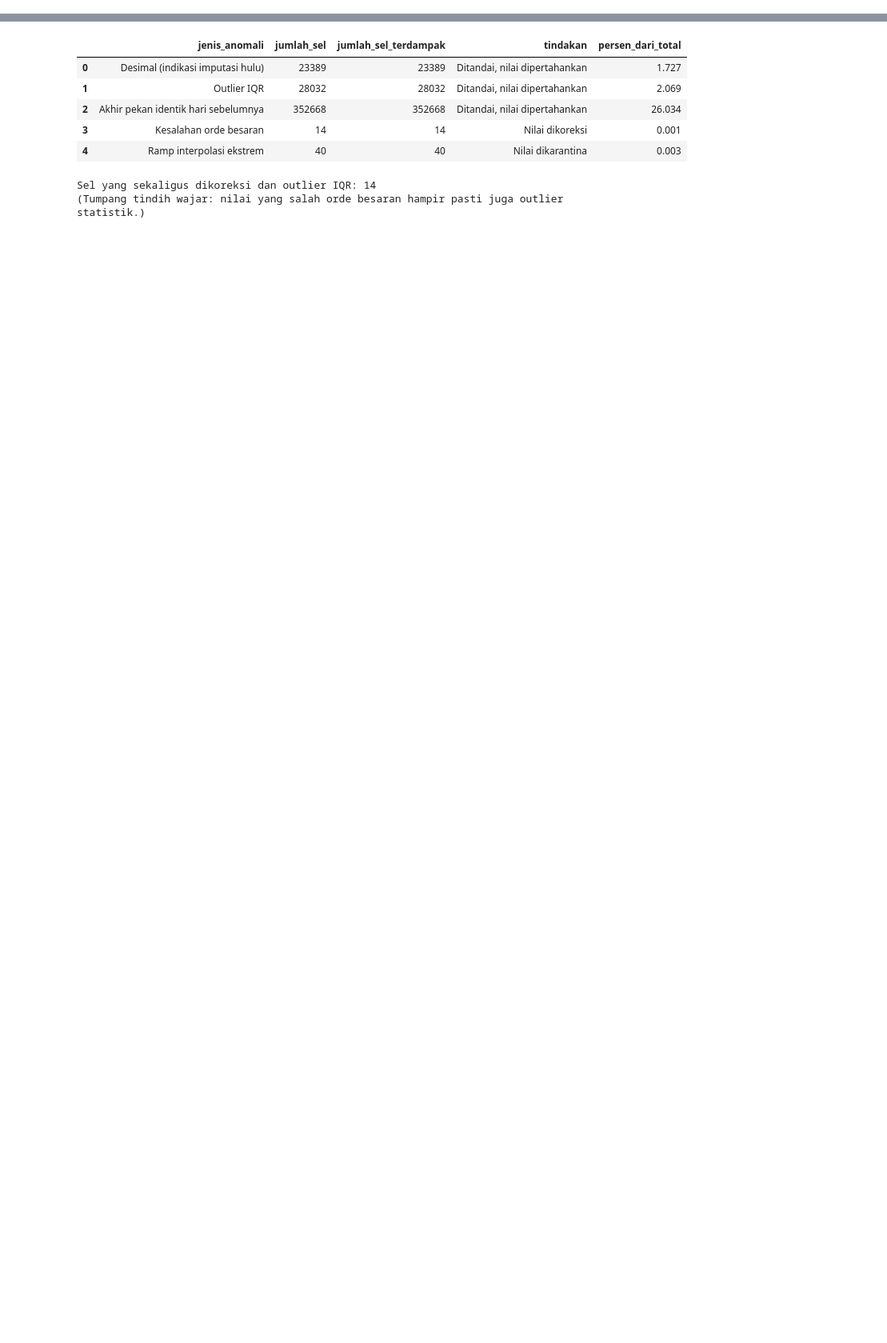
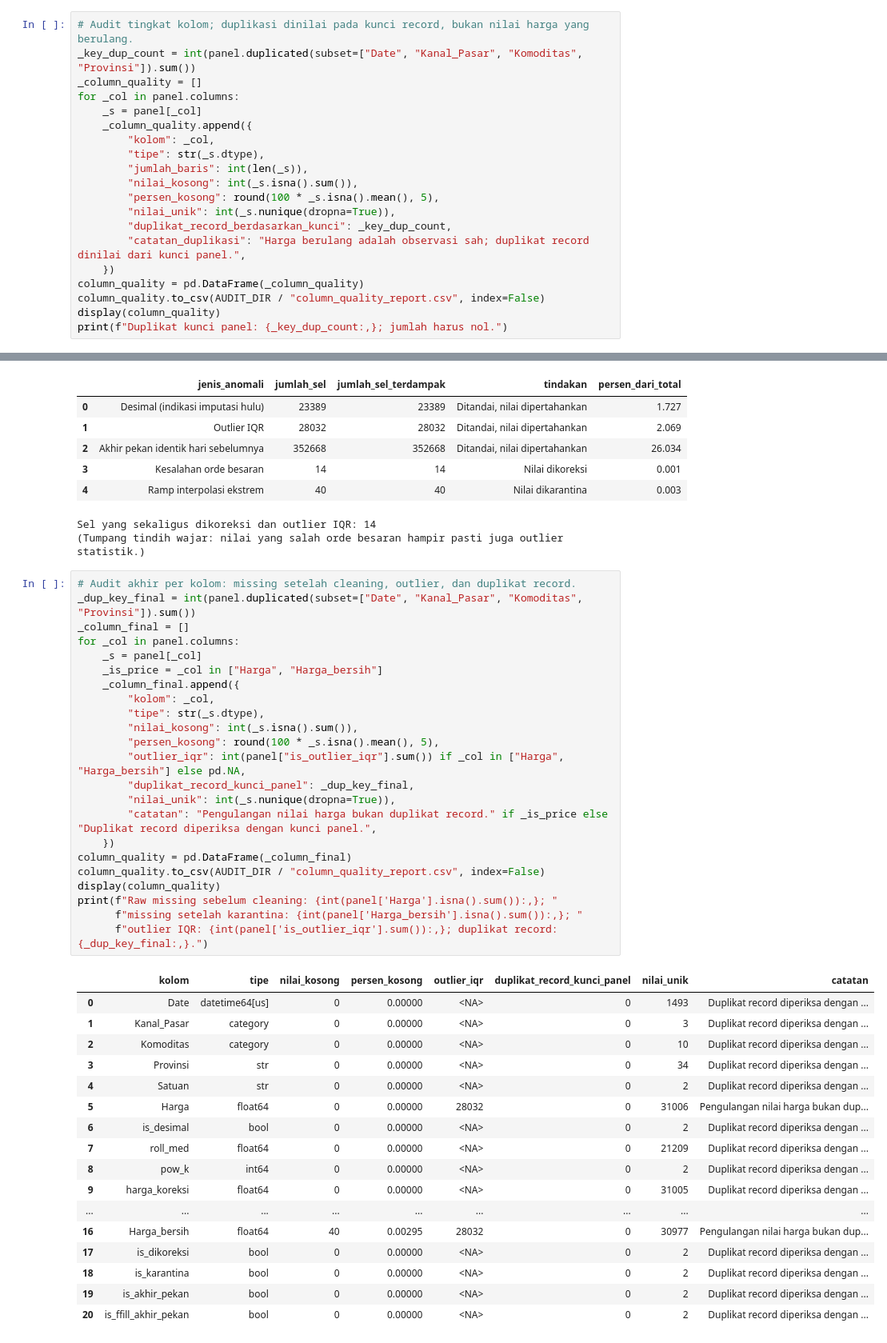
Before and after one commit to Abhiprayaa29/1_IFB_RestuBapak, a Jupyter notebook: Projek_Akhir_Data_Science.ipynb, the cells around one changed output, grey strips where cells are left out. Shown at 80% size. Saved outputs shown, nothing was run; the diff lists cells and outputs as text; blank space fills up the shorter version.

```diff
--- a/Projek_Akhir_Data_Science.ipynb
+++ b/Projek_Akhir_Data_Science.ipynb
@@ -474,0 +487,20 @@ produsen             370264
+# %%
+# Audit tingkat kolom; duplikasi dinilai pada kunci record, bukan nilai harga yang berulang.
+_key_dup_count = int(panel.duplicated(subset=["Date", "Kanal_Pasar", "Komoditas", "Provinsi"]).sum())
+_column_quality = []
+for _col in panel.columns:
+    _s = panel[_col]
+    _column_quality.append({
+        "kolom": _col,
+        "tipe": str(_s.dtype),
+        "jumlah_baris": int(len(_s)),
+        "nilai_kosong": int(_s.isna().sum()),
+        "persen_kosong": round(100 * _s.isna().mean(), 5),
+        "nilai_unik": int(_s.nunique(dropna=True)),
+        "duplikat_record_berdasarkan_kunci": _key_dup_count,
+        "catatan_duplikasi": "Harga berulang adalah observasi sah; duplikat record dinilai dari kunci panel.",
+    })
+column_quality = pd.DataFrame(_column_quality)
+column_quality.to_csv(AUDIT_DIR / "column_quality_report.csv", index=False)
+display(column_quality)
+print(f"Duplikat kunci panel: {_key_dup_count:,}; jumlah harus nol.")
@@ -1694,3 +1735,44 @@ print("(Tumpang tindih wajar: nilai yang salah orde besaran hampir pasti juga ou
 | 4 | Ramp interpolasi ekstrem | 40 | 40 | Nilai dikarantina | 0.003 |
 Sel yang sekaligus dikoreksi dan outlier IQR: 14
 (Tumpang tindih wajar: nilai yang salah orde besaran hampir pasti juga outlier statistik.)
+# %%
+# Audit akhir per kolom: missing setelah cleaning, outlier, dan duplikat record.
+_dup_key_final = int(panel.duplicated(subset=["Date", "Kanal_Pasar", "Komoditas", "Provinsi"]).sum())
+_column_final = []
+for _col in panel.columns:
+    _s = panel[_col]
+    _is_price = _col in ["Harga", "Harga_bersih"]
+    _column_final.append({
+        "kolom": _col,
+        "tipe": str(_s.dtype),
+        "nilai_kosong": int(_s.isna().sum()),
+        "persen_kosong": round(100 * _s.isna().mean(), 5),
+        "outlier_iqr": int(panel["is_outlier_iqr"].sum()) if _col in ["Harga", "Harga_bersih"] else pd.NA,
+        "duplikat_record_kunci_panel": _dup_key_final,
+        "nilai_unik": int(_s.nunique(dropna=True)),
+        "catatan": "Pengulangan nilai harga bukan duplikat record." if _is_price else "Duplikat record diperiksa dengan kunci panel.",
+    })
+column_quality = pd.DataFrame(_column_final)
+column_quality.to_csv(AUDIT_DIR / "column_quality_report.csv", index=False)
+display(column_quality)
+print(f"Raw missing sebelum cleaning: {int(panel['Harga'].isna().sum()):,}; "
+      f"missing setelah karantina: {int(panel['Harga_bersih'].isna().sum()):,}; "
+      f"outlier IQR: {int(panel['is_outlier_iqr'].sum()):,}; duplikat record: {_dup_key_final:,}.")
+# %% [output]
+|  | kolom | tipe | nilai_kosong | persen_kosong | outlier_iqr | duplikat_record_kunci_panel | nilai_unik | catatan |
+| 0 | Date | datetime64[us] | 0 | 0.00000 | <NA> | 0 | 1493 | Duplikat record diperiksa dengan ... |
+| 1 | Kanal_Pasar | category | 0 | 0.00000 | <NA> | 0 | 3 | Duplikat record diperiksa dengan ... |
+| 2 | Komoditas | category | 0 | 0.00000 | <NA> | 0 | 10 | Duplikat record diperiksa dengan ... |
+| 3 | Provinsi | str | 0 | 0.00000 | <NA> | 0 | 34 | Duplikat record diperiksa dengan ... |
+| 4 | Satuan | str | 0 | 0.00000 | <NA> | 0 | 2 | Duplikat record diperiksa dengan ... |
+| 5 | Harga | float64 | 0 | 0.00000 | 28032 | 0 | 31006 | Pengulangan nilai harga bukan dup... |
+| 6 | is_desimal | bool | 0 | 0.00000 | <NA> | 0 | 2 | Duplikat record diperiksa dengan ... |
+| 7 | roll_med | float64 | 0 | 0.00000 | <NA> | 0 | 21209 | Duplikat record diperiksa dengan ... |
+| 8 | pow_k | int64 | 0 | 0.00000 | <NA> | 0 | 2 | Duplikat record diperiksa dengan ... |
+| 9 | harga_koreksi | float64 | 0 | 0.00000 | <NA> | 0 | 31005 | Duplikat record diperiksa dengan ... |
+| ... | ... | ... | ... | ... | ... | ... | ... | ... |
+| 16 | Harga_bersih | float64 | 40 | 0.00295 | 28032 | 0 | 30977 | Pengulangan nilai harga bukan dup... |
+| 17 | is_dikoreksi | bool | 0 | 0.00000 | <NA> | 0 | 2 | Duplikat record diperiksa dengan ... |
+| 18 | is_karantina | bool | 0 | 0.00000 | <NA> | 0 | 2 | Duplikat record diperiksa dengan ... |
+| 19 | is_akhir_pekan | bool | 0 | 0.00000 | <NA> | 0 | 2 | Duplikat record diperiksa dengan ... |
+| 20 | is_ffill_akhir_pekan | bool | 0 | 0.00000 | <NA> | 0 | 2 | Duplikat record diperiksa dengan ... |
```
Also changed, not shown: parts of 19 cells of this notebook, 20 other files.
